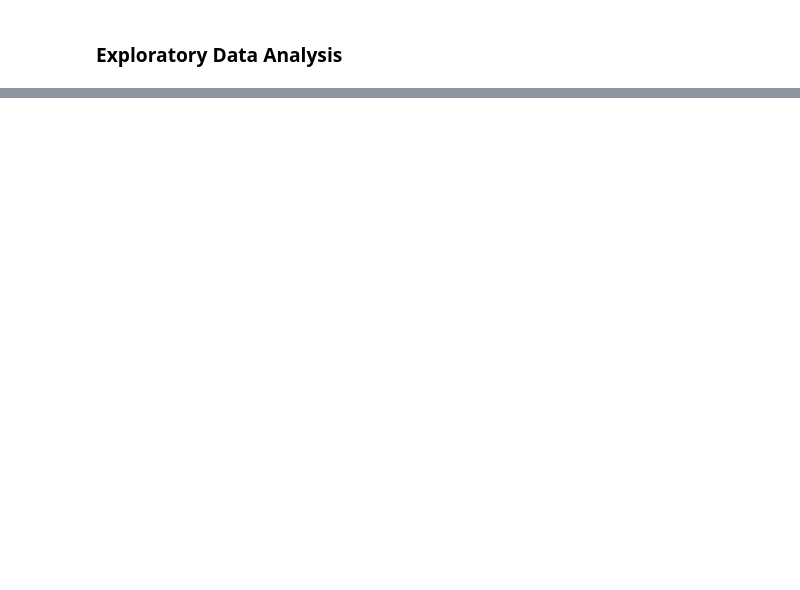
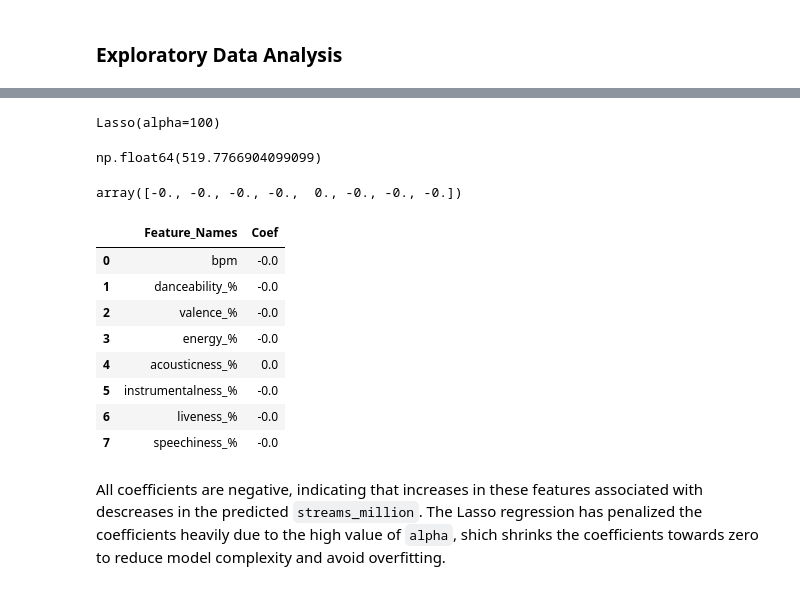
Before and after one commit to svnxxa/music-streamed-analysis, a Jupyter notebook: music_streamed_analysis.ipynb, the cells around one changed output, grey strips where cells are left out. Drawn from its saved outputs; the diff is of its cells as text; code cells hidden in the pictures; blank space fills up the shorter version.

Commit message:
lasso

```diff
--- a/music_streamed_analysis.ipynb
+++ b/music_streamed_analysis.ipynb
@@ -131,0 +277,2 @@ plt.show()
+# %%
+lasso_cv.fit(X_train, y_train)
@@ -131,0 +302,31 @@ plt.show()
+# %%
+lasso3 = Lasso(alpha=100)
+# %%
+lasso3.fit(X_train, y_train)
+# %% [output]
+Lasso(alpha=100)
+# %%
+lasso3.intercept_
+# %% [output]
+np.float64(519.7766904099099)
+# %%
+lasso3.coef_
+# %% [output]
+array([-0., -0., -0., -0.,  0., -0., -0., -0.])
+# %%
+feature_names = ['bpm', 'danceability_%', 'valence_%', 'energy_%', 'acousticness_%', 'instrumentalness_%', 'liveness_%',  'speechiness_%']
+# %%
+df = pd.DataFrame({'Feature_Names' : feature_names, 'Coef': lasso3.coef_})
+df
+# %% [output]
+|  | Feature_Names | Coef |
+| 0 | bpm | -0.0 |
+| 1 | danceability_% | -0.0 |
+| 2 | valence_% | -0.0 |
+| 3 | energy_% | -0.0 |
+| 4 | acousticness_% | 0.0 |
+| 5 | instrumentalness_% | -0.0 |
+| 6 | liveness_% | -0.0 |
+| 7 | speechiness_% | -0.0 |
+# %% [markdown]
+All coefficients are negative, indicating that increases in these features associated with descreases in the predicted `streams_million`. The Lasso regression has penalized the coefficients heavily due to the high value of `alpha`, shich shrinks the coefficients towards zero to reduce model complexity and avoid overfitting.
```
Also changed, not shown: parts of 48 cells of this notebook.
